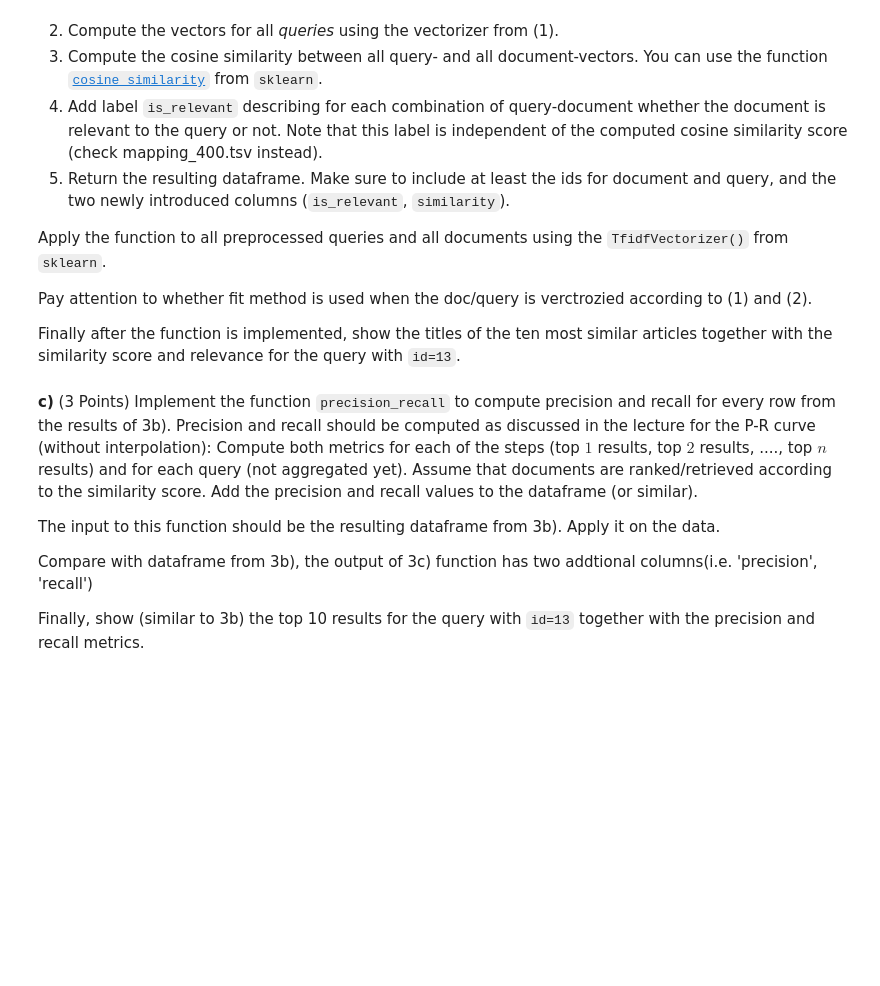
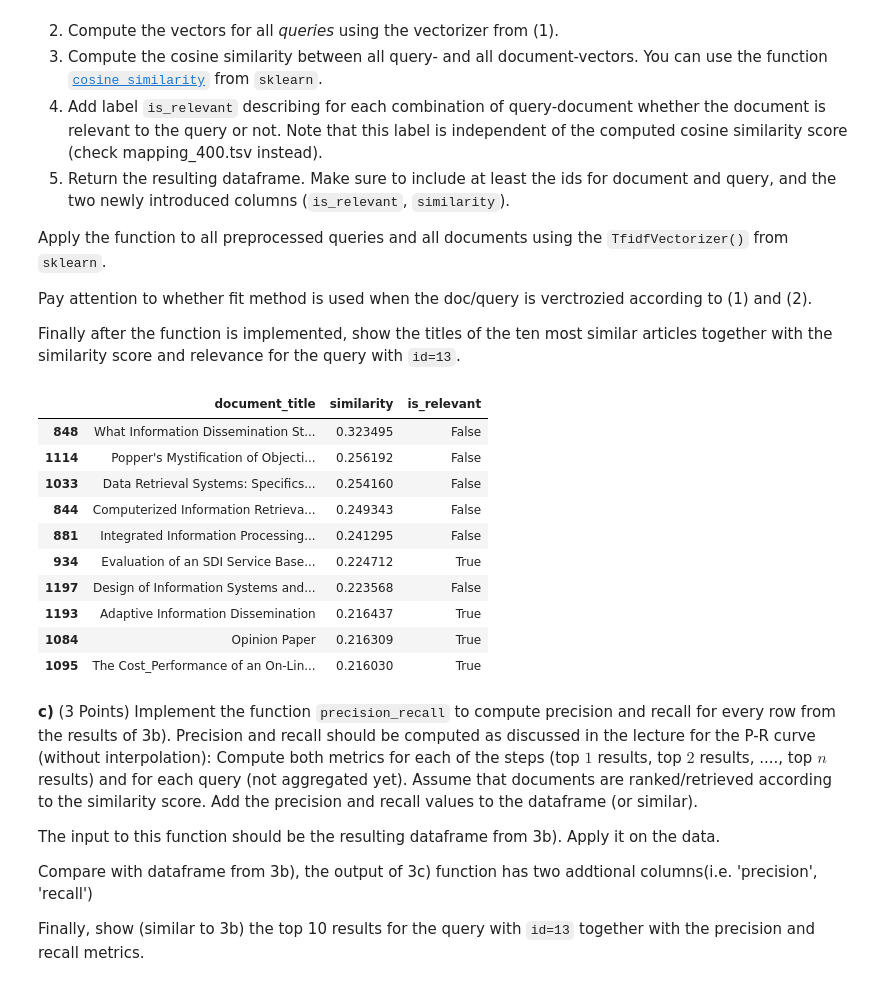
Before and after one commit to BellaEvila/NLP4Web, a Jupyter notebook: Homework 3/homework_3.ipynb, the cells around one changed output. Drawn from its saved outputs; the diff is of its cells as text; code cells hidden in the pictures; blank space fills up the shorter version.

```diff
--- a/Homework 3/homework_3.ipynb
+++ b/Homework 3/homework_3.ipynb
@@ -635,12 +670,22 @@ similarity_results: pd.DataFrame = compute_cosine_similarity_for_all(documents_d
 # %%
 """
 Show/print the titles of the ten most similar articles together with the similarity score and
 relevance for the query with `id=13`.
 """
 # Don't delete any given cells in homework
-
-# YOUR CODE HERE
-raise NotImplementedError()
+similarity_results[similarity_results['query_id']==13].sort_values(by='similarity', ascending=False)[:10][['document_title', 'similarity', 'is_relevant']]
+# %% [output]
+|  | document_title | similarity | is_relevant |
+| 848 | What Information Dissemination St... | 0.323495 | False |
+| 1114 | Popper's Mystification of Objecti... | 0.256192 | False |
+| 1033 | Data Retrieval Systems: Specifics... | 0.254160 | False |
+| 844 | Computerized Information Retrieva... | 0.249343 | False |
+| 881 | Integrated Information Processing... | 0.241295 | False |
+| 934 | Evaluation of an SDI Service Base... | 0.224712 | True |
+| 1197 | Design of Information Systems and... | 0.223568 | False |
+| 1193 | Adaptive Information Dissemination | 0.216437 | True |
+| 1084 | Opinion Paper | 0.216309 | True |
+| 1095 | The Cost_Performance of an On-Lin... | 0.216030 | True |
 # %%
 # Test whether the columns of returned dataframe meets the requirement
 assert (similarity_results.columns == ['document_id', 'query_id', 'similarity', 'document_title', 'query',
```
Also changed, not shown: parts of 11 cells of this notebook.
